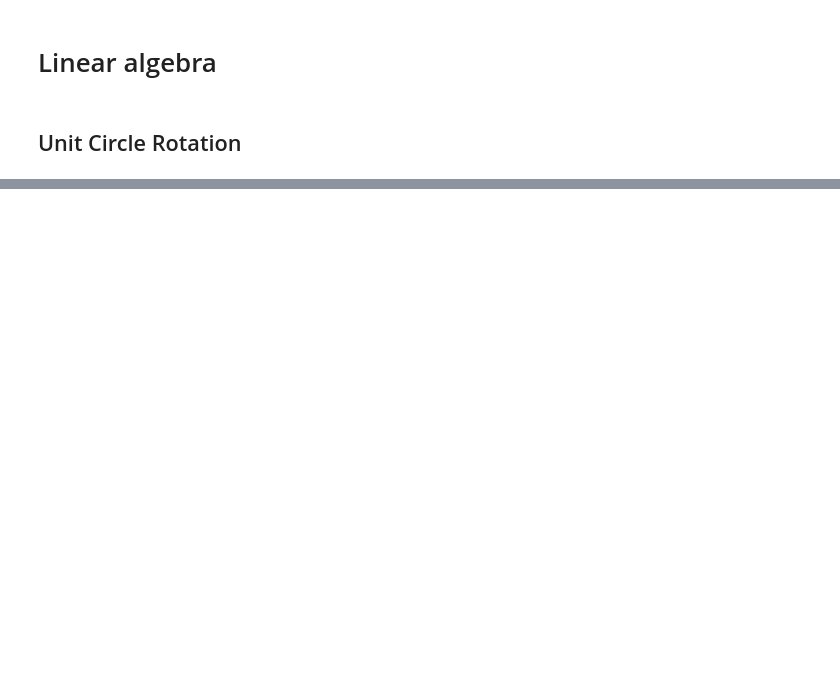
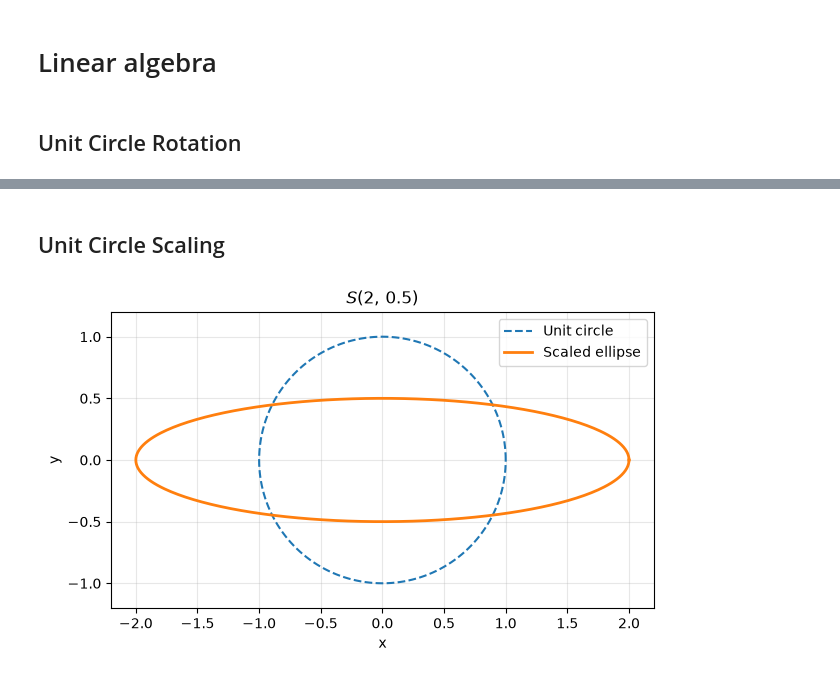
Before and after one commit to wilderif/codyssey-a2-1, a Jupyter notebook: src/01_linear_algebra.ipynb, the cells around one changed output, grey strips where cells are left out. Saved outputs shown, nothing was run; the diff lists cells and outputs as text; code cells hidden in the pictures; blank space fills up the shorter version.

```diff
--- a/src/01_linear_algebra.ipynb
+++ b/src/01_linear_algebra.ipynb
@@ -47 +46,27 @@ Matplotlib is building the font cache; this may take a moment.
 [figure]
+# %% [markdown]
+## Unit Circle Scaling
+# %%
+# Build and apply the scaling matrix S(2, 0.5).
+
+S = np.array([
+    [2.0, 0.0],
+    [0.0, 0.5],
+])
+# Scale x by 2 and y by 0.5: (2, 2) @ (2, 361) -> (2, 361).
+scaled_circle = S @ unit_circle
+# %%
+# Compare the unit circle with the scaled ellipse.
+
+fig, ax = plt.subplots(figsize=(7, 5))
+ax.plot(*unit_circle, color="tab:blue", linestyle="--", label="Unit circle")
+ax.plot(*scaled_circle, color="tab:orange", linewidth=2, label="Scaled ellipse")
+# Keep identical axis scales to show the ellipse's true proportions.
+ax.set_aspect("equal")
+ax.set(xlim=(-2.2, 2.2), ylim=(-1.2, 1.2), xlabel="x", ylabel="y")
+ax.set_title(r"$S(2,\,0.5)$")
+ax.grid(True, alpha=0.3)
+ax.legend()
+plt.show()
+# %% [output]
+[figure, added]
```
Also changed, not shown: parts of 1 cell of this notebook.
